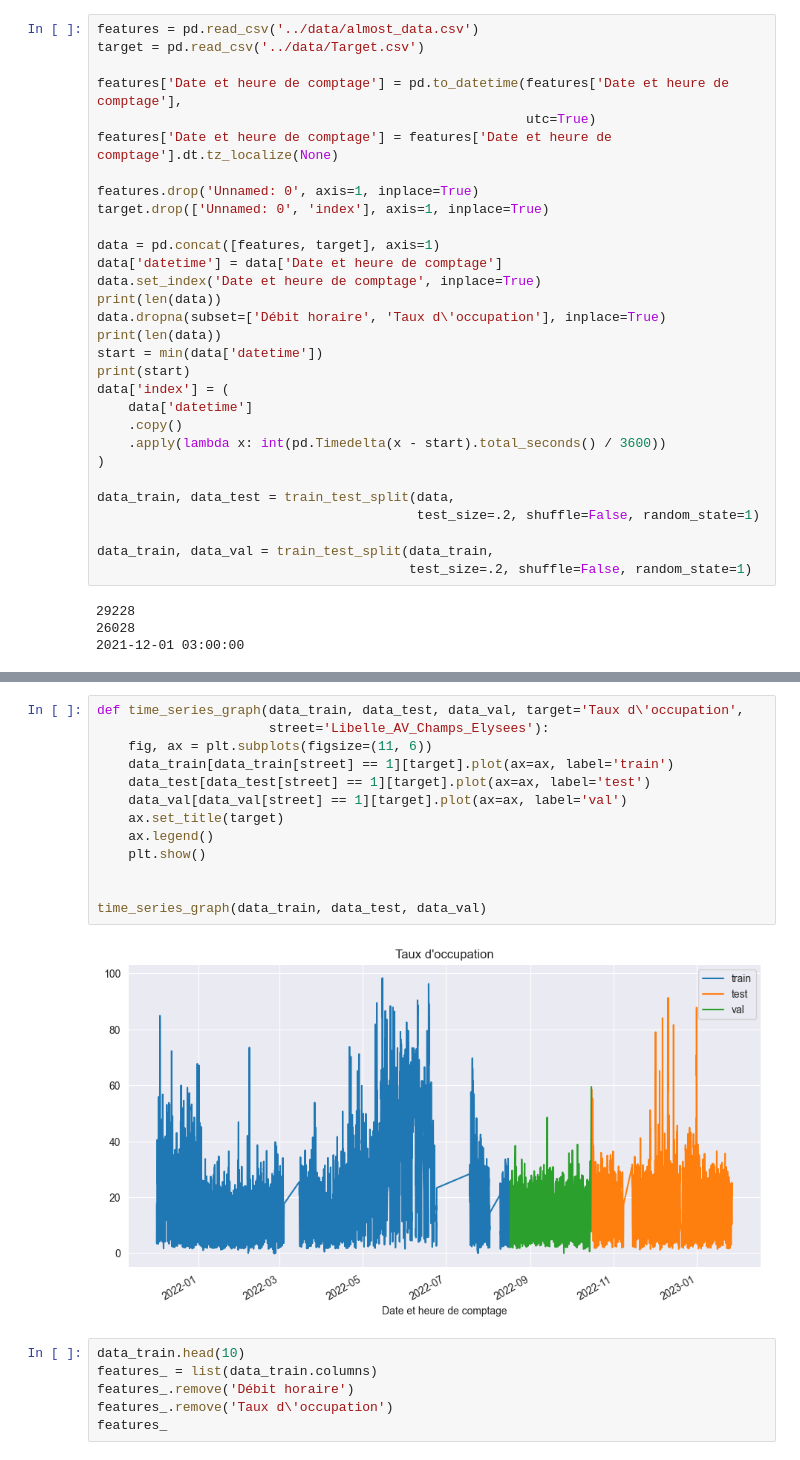
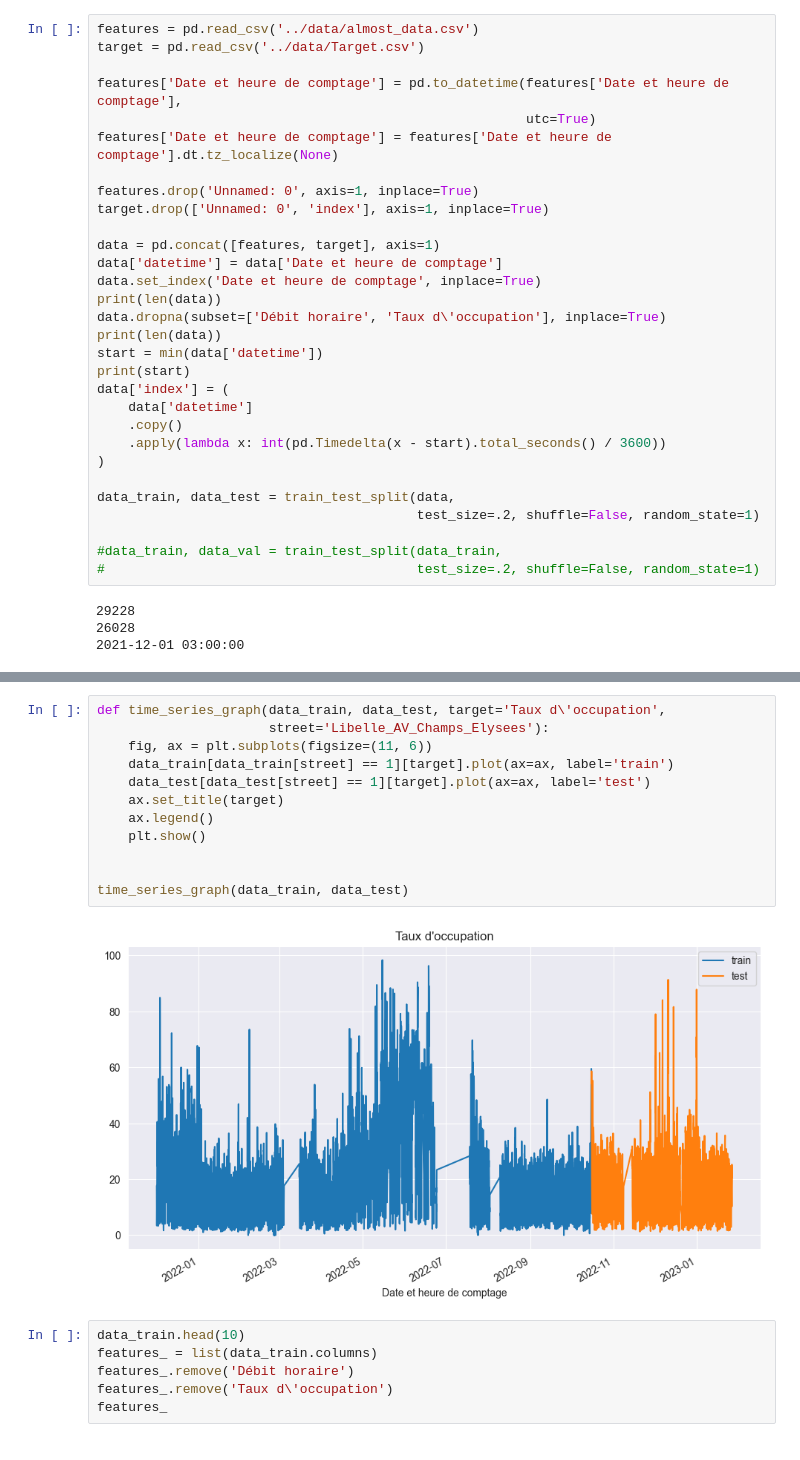
Before and after one commit to pavelkurach/bcg-datathon-2023, a Jupyter notebook: playground/model1.ipynb, the cells around one changed output, grey strips where cells are left out. Saved outputs shown, nothing was run; the diff lists cells and outputs as text.

Commit message:
test error fix

```diff
--- a/playground/model1.ipynb
+++ b/playground/model1.ipynb
@@ -32,8 +32,8 @@ data['index'] = (
 data_train, data_test = train_test_split(data,
                                          test_size=.2, shuffle=False, random_state=1)
 
-data_train, data_val = train_test_split(data_train,
-                                        test_size=.2, shuffle=False, random_state=1)
+#data_train, data_val = train_test_split(data_train,
+#                                        test_size=.2, shuffle=False, random_state=1)
 # %% [output]
 29228
 26028
@@ -56,19 +56,18 @@ data_train.tail(10)
 10 rows × 23 columns
 # %%
-def time_series_graph(data_train, data_test, data_val, target='Taux d\'occupation',
+def time_series_graph(data_train, data_test, target='Taux d\'occupation',
                       street='Libelle_AV_Champs_Elysees'):
     fig, ax = plt.subplots(figsize=(11, 6))
     data_train[data_train[street] == 1][target].plot(ax=ax, label='train')
     data_test[data_test[street] == 1][target].plot(ax=ax, label='test')
-    data_val[data_val[street] == 1][target].plot(ax=ax, label='val')
     ax.set_title(target)
     ax.legend()
     plt.show()
 
 
-time_series_graph(data_train, data_test, data_val)
+time_series_graph(data_train, data_test)
 # %% [output]
-[figure, old version]
+[figure, new version]
 # %%
 data_train.head(10)
 features_ = list(data_train.columns)
```
Also changed, not shown: parts of 16 cells of this notebook.
